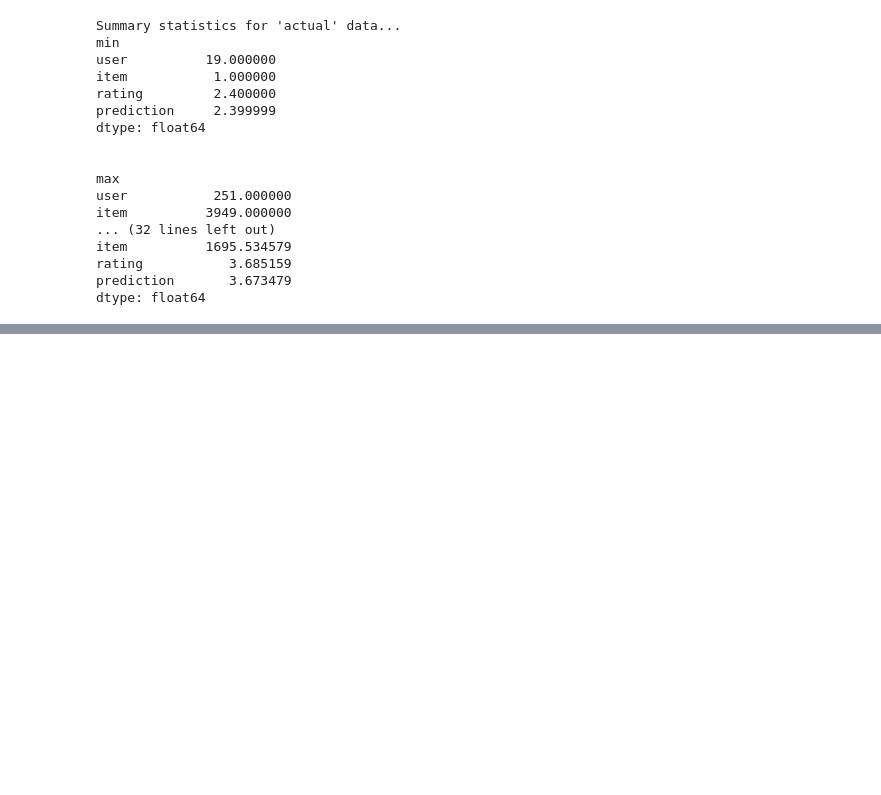
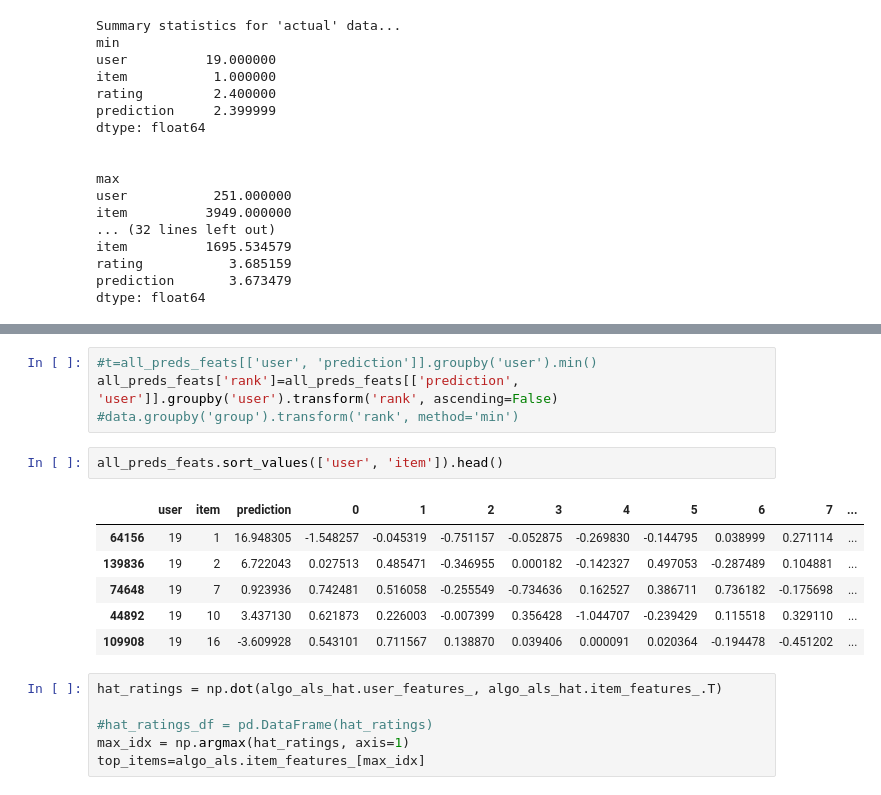
Before and after one commit to amywinecoff/AgentChoiceSim, a Jupyter notebook: UserItemFactorsBollen.ipynb, the cells around one changed output, grey strips where cells are left out. Drawn from its saved outputs; the diff is of its cells as text; blank space fills up the shorter version.

```diff
--- a/UserItemFactorsBollen.ipynb
+++ b/UserItemFactorsBollen.ipynb
@@ -116,0 +202,19 @@ dtype: float64
+# %%
+#t=all_preds_feats[['user', 'prediction']].groupby('user').min()
+all_preds_feats['rank']=all_preds_feats[['prediction', 'user']].groupby('user').transform('rank', ascending=False)
+#data.groupby('group').transform('rank', method='min')
+# %%
+all_preds_feats.sort_values(['user', 'item']).head()
+# %% [output]
+|  | user | item | prediction | 0 | 1 | 2 | 3 | 4 | 5 | 6 | 7 | ... |
+| 64156 | 19 | 1 | 16.948305 | -1.548257 | -0.045319 | -0.751157 | -0.052875 | -0.269830 | -0.144795 | 0.038999 | 0.271114 | ... |
+| 139836 | 19 | 2 | 6.722043 | 0.027513 | 0.485471 | -0.346955 | 0.000182 | -0.142327 | 0.497053 | -0.287489 | 0.104881 | ... |
+| 74648 | 19 | 7 | 0.923936 | 0.742481 | 0.516058 | -0.255549 | -0.734636 | 0.162527 | 0.386711 | 0.736182 | -0.175698 | ... |
+| 44892 | 19 | 10 | 3.437130 | 0.621873 | 0.226003 | -0.007399 | 0.356428 | -1.044707 | -0.239429 | 0.115518 | 0.329110 | ... |
+| 109908 | 19 | 16 | -3.609928 | 0.543101 | 0.711567 | 0.138870 | 0.039406 | 0.000091 | 0.020364 | -0.194478 | -0.451202 | ... |
+# %%
+hat_ratings = np.dot(algo_als_hat.user_features_, algo_als_hat.item_features_.T)
+
+#hat_ratings_df = pd.DataFrame(hat_ratings)
+max_idx = np.argmax(hat_ratings, axis=1)
+top_items=algo_als.item_features_[max_idx]
```
Also changed, not shown: parts of 30 cells of this notebook.
